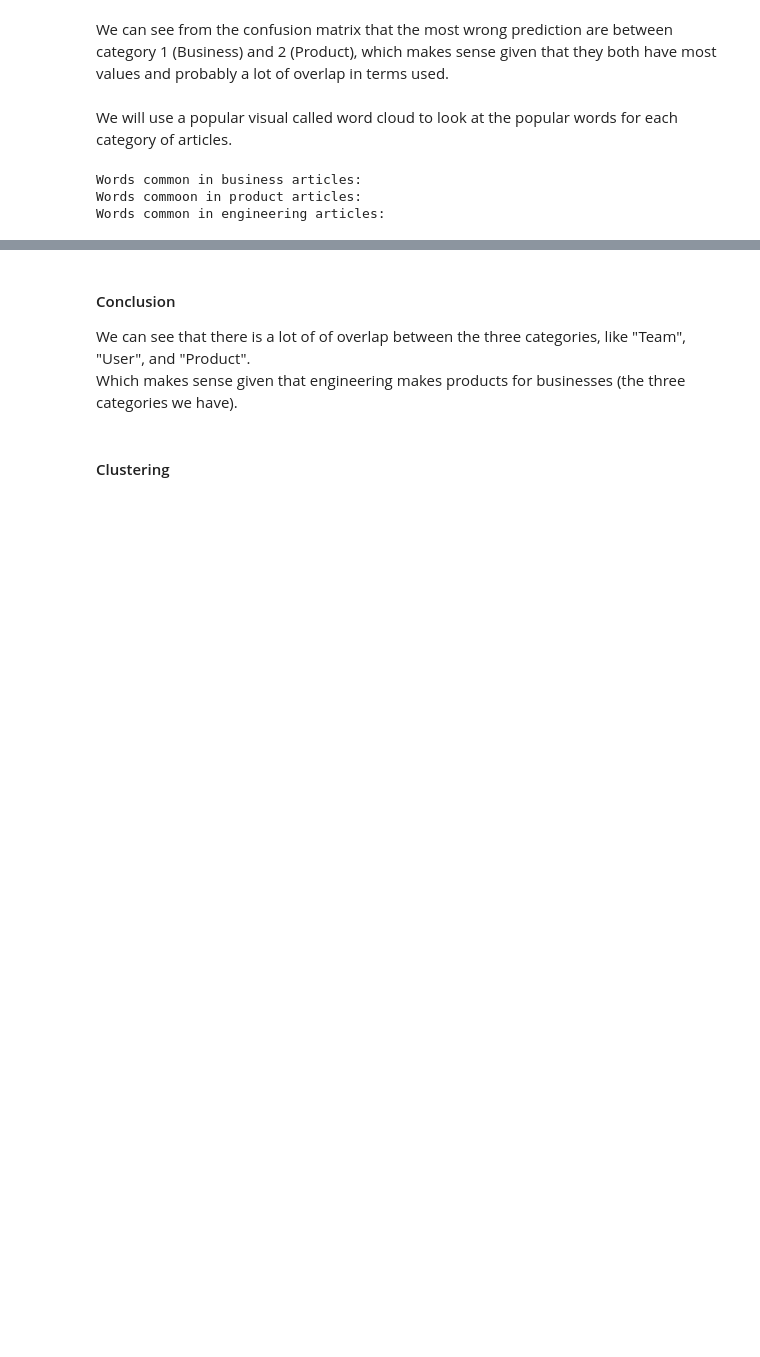
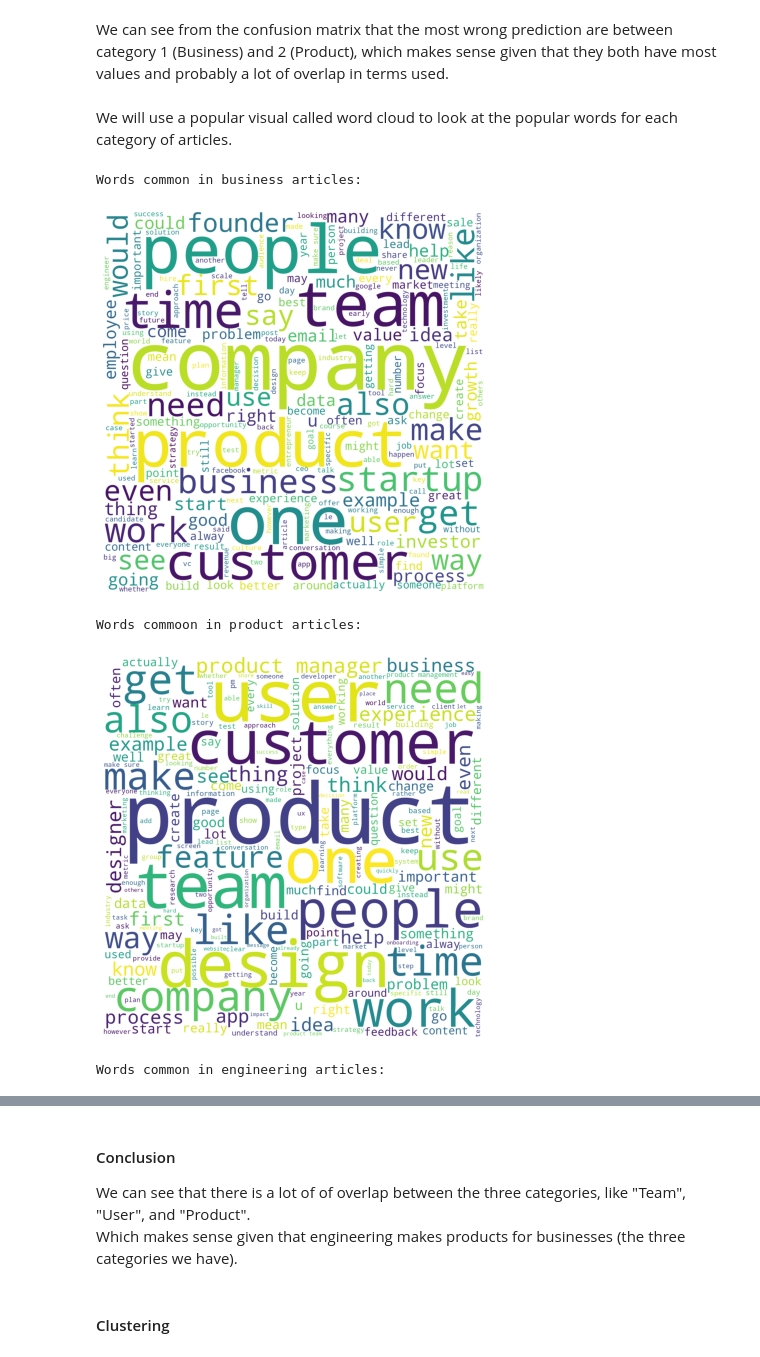
Before and after one commit to MAmr21/EGYFWD, a Jupyter notebook: KO/Article Classification/articles classifier.ipynb, the cells around one changed output, grey strips where cells are left out. Saved outputs shown, nothing was run; the diff lists cells and outputs as text; code cells hidden in the pictures; blank space fills up the shorter version.

```diff
--- a/KO/Article Classification/articles classifier.ipynb
+++ b/KO/Article Classification/articles classifier.ipynb
@@ -483,29 +483,31 @@ eng = eng['body']
 # %%
 # we will use NLTK lib to remove stop words (words that are common in English without effect on context, like "the" or "an")
 
 stop = set(stopwords.words('english'))
 
 def wordcloud_draw(df, color = 'white'):
     words = ' '.join(df)
     cleaned_word = ' '.join([word for word in words.split()])
     wordcloud = WordCloud(stopwords = stop,
     background_color = color,
     width = 2500, height = 2500).generate(cleaned_word)
 
     plt.figure(1, figsize = (10,7))
     plt.imshow(wordcloud)
     plt.axis("off")
     plt.show()
 
 print("Words common in business articles:")
-#wordcloud_draw(business, 'white')
+wordcloud_draw(business, 'white')
 
 print("Words commoon in product articles:")
-#wordcloud_draw(product, 'white')
+wordcloud_draw(product, 'white')
 
 print("Words common in engineering articles:")
-#wordcloud_draw(eng, 'white')
+wordcloud_draw(eng, 'white')
 # %% [output]
 Words common in business articles:
-Words commoon in product articles:
-Words common in engineering articles:
+[figure, added]
+Words commoon in product articles:
+[figure, added]
+Words common in engineering articles:
```
Also changed, not shown: parts of 6 cells of this notebook, 1 other file.
